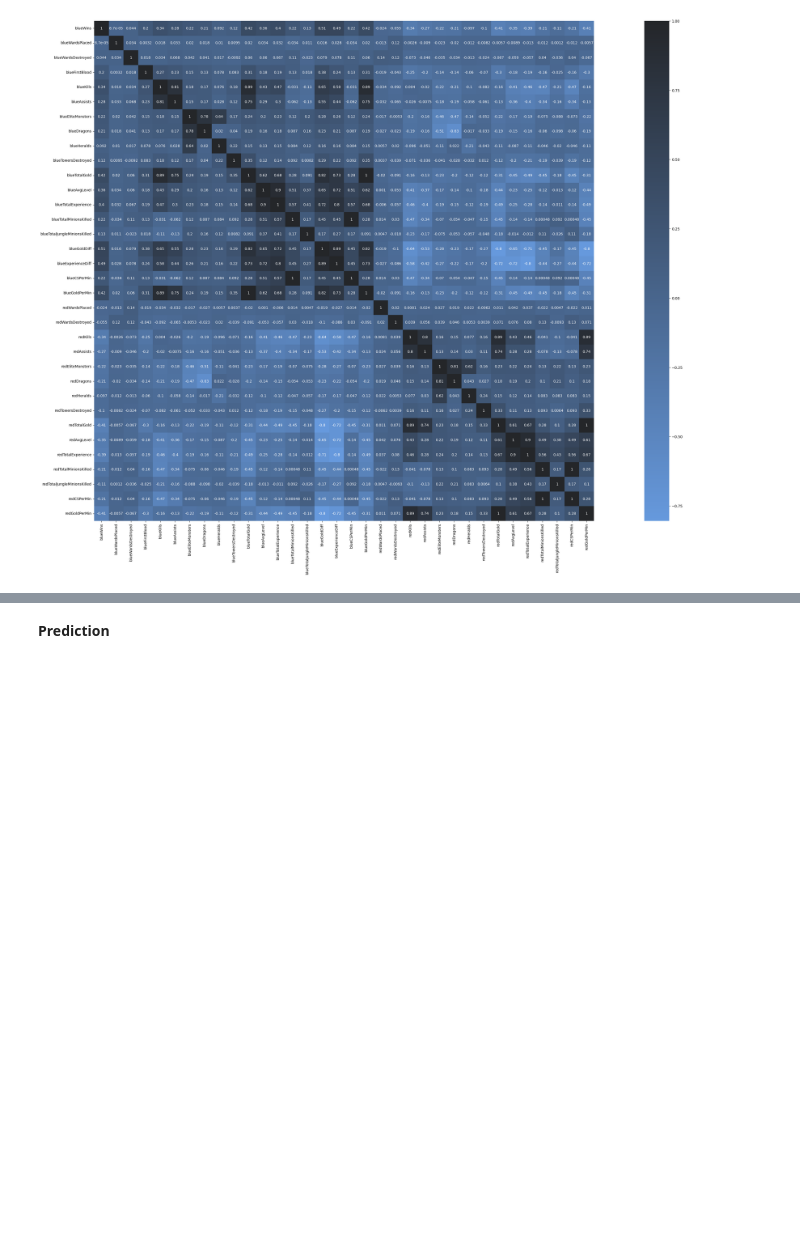
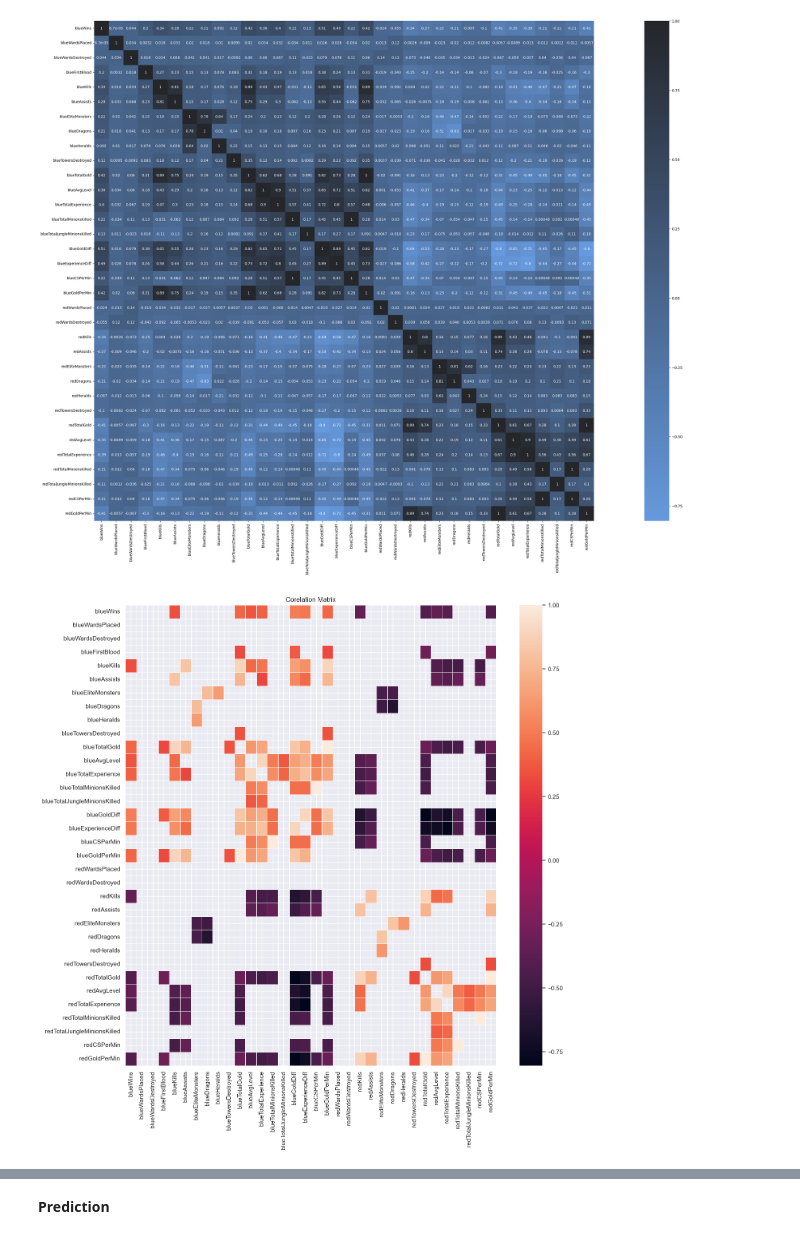
Before and after one commit to nascent14/League-of-Legends-Diamond-Ranked-Games-Prediction, a Jupyter notebook: league.ipynb, the cells around one changed output, grey strips where cells are left out. Saved outputs shown, nothing was run; the diff lists cells and outputs as text; code cells hidden in the pictures; blank space fills up the shorter version.

```diff
--- a/league.ipynb
+++ b/league.ipynb
@@ -182,3 +182,10 @@ sns.heatmap(corr, mask=np.zeros_like(corr, dtype=bool), cmap=sns.dark_palette("#
 # %% [output]
 <Axes: >
 [figure]
+# %%
+sns.set(rc={'figure.figsize':(15,15)})
+corr = data2.corr()
+sns.heatmap(corr[((corr >= 0.3) | (corr <= -0.3)) & (corr != 1)], annot=False, linewidths=.5, fmt= '.2f')
+plt.title('Corelation Matrix');
+# %% [output]
+[figure, added]
```
Also changed, not shown: parts of 15 cells of this notebook.
